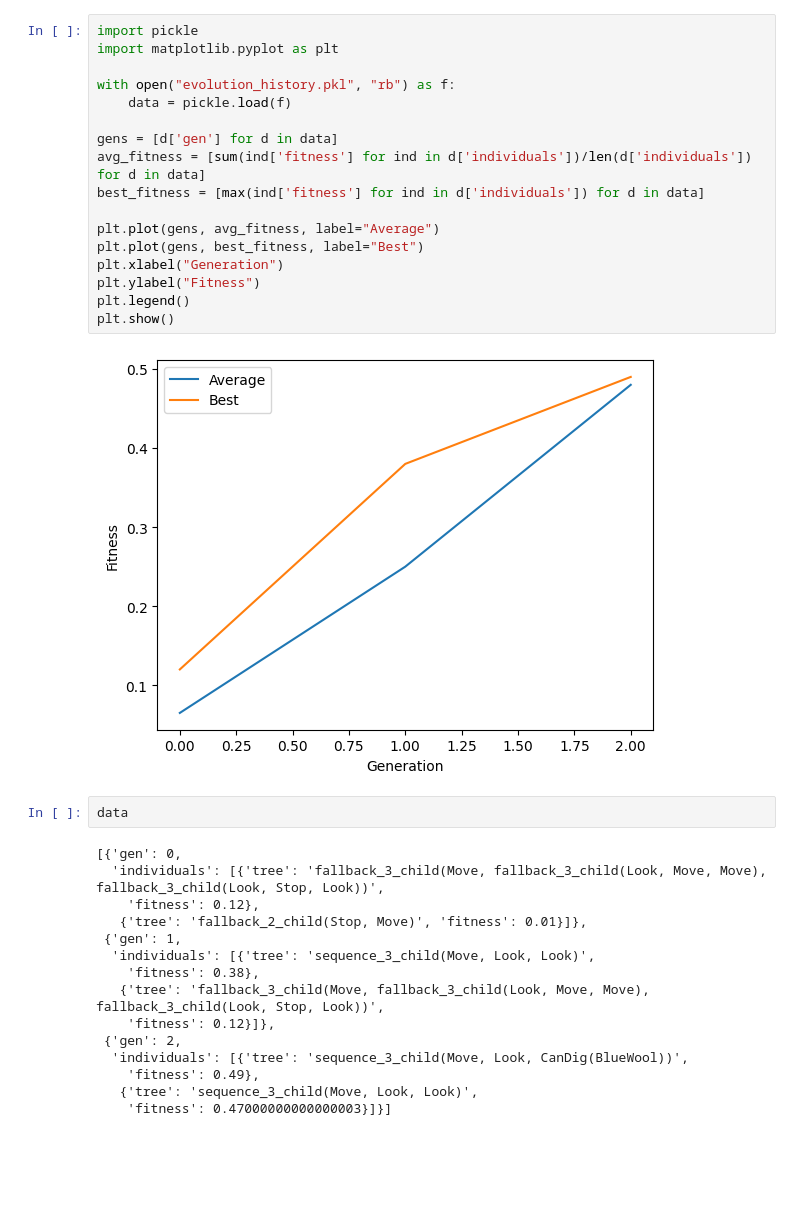
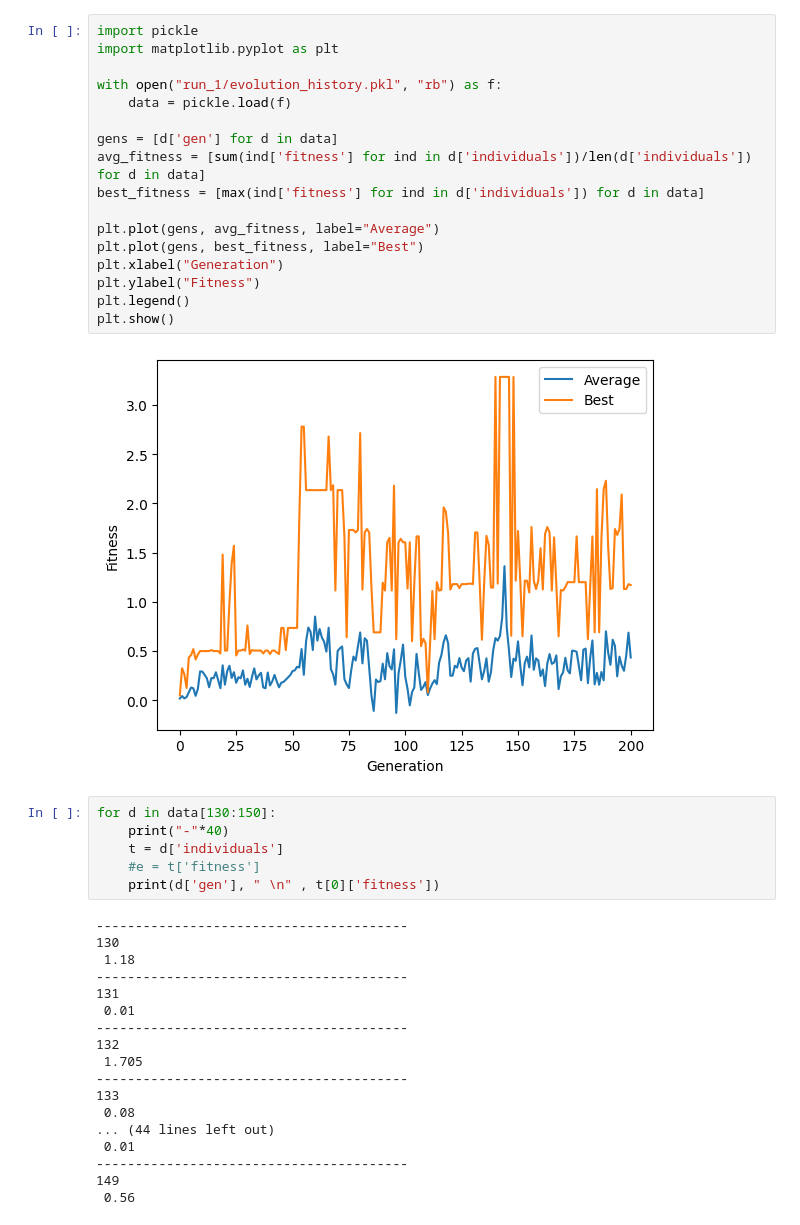
Before and after one commit to RealBenTen10/Swarmcraft, a Jupyter notebook: swarmcraft/stats/analysis.ipynb, the cells around one changed output. Drawn from its saved outputs; the diff is of its cells as text; blank space fills up the shorter version.

Commit message:
analysis setup for plots

```diff
--- a/swarmcraft/stats/analysis.ipynb
+++ b/swarmcraft/stats/analysis.ipynb
@@ -1,36 +1,43 @@
 # %%
 import pickle
 import matplotlib.pyplot as plt
 
-with open("evolution_history.pkl", "rb") as f:
+with open("run_1/evolution_history.pkl", "rb") as f:
     data = pickle.load(f)
 
 gens = [d['gen'] for d in data]
 avg_fitness = [sum(ind['fitness'] for ind in d['individuals'])/len(d['individuals']) for d in data]
 best_fitness = [max(ind['fitness'] for ind in d['individuals']) for d in data]
 
 plt.plot(gens, avg_fitness, label="Average")
 plt.plot(gens, best_fitness, label="Best")
 plt.xlabel("Generation")
 plt.ylabel("Fitness")
 plt.legend()
 plt.show()
 # %% [output]
-[figure, old version]
+[figure, new version]
 # %%
-data
+for d in data[130:150]:
+    print("-"*40)
+    t = d['individuals']
+    #e = t['fitness']
+    print(d['gen'], " \n" , t[0]['fitness'])
 # %% [output]
-[{'gen': 0,
-  'individuals': [{'tree': 'fallback_3_child(Move, fallback_3_child(Look, Move, Move), fallback_3_child(Look, Stop, Look))',
-    'fitness': 0.12},
-   {'tree': 'fallback_2_child(Stop, Move)', 'fitness': 0.01}]},
- {'gen': 1,
-  'individuals': [{'tree': 'sequence_3_child(Move, Look, Look)',
-    'fitness': 0.38},
-   {'tree': 'fallback_3_child(Move, fallback_3_child(Look, Move, Move), fallback_3_child(Look, Stop, Look))',
-    'fitness': 0.12}]},
- {'gen': 2,
-  'individuals': [{'tree': 'sequence_3_child(Move, Look, CanDig(BlueWool))',
-    'fitness': 0.49},
-   {'tree': 'sequence_3_child(Move, Look, Look)',
-    'fitness': 0.47000000000000003}]}]
+----------------------------------------
+130
+ 1.18
+----------------------------------------
+131
+ 0.01
+----------------------------------------
+132
+ 1.705
+----------------------------------------
+133
+ 0.08
+... (44 lines left out)
+ 0.01
+----------------------------------------
+149
+ 0.56
```
Also changed, not shown: parts of 2 cells of this notebook.
